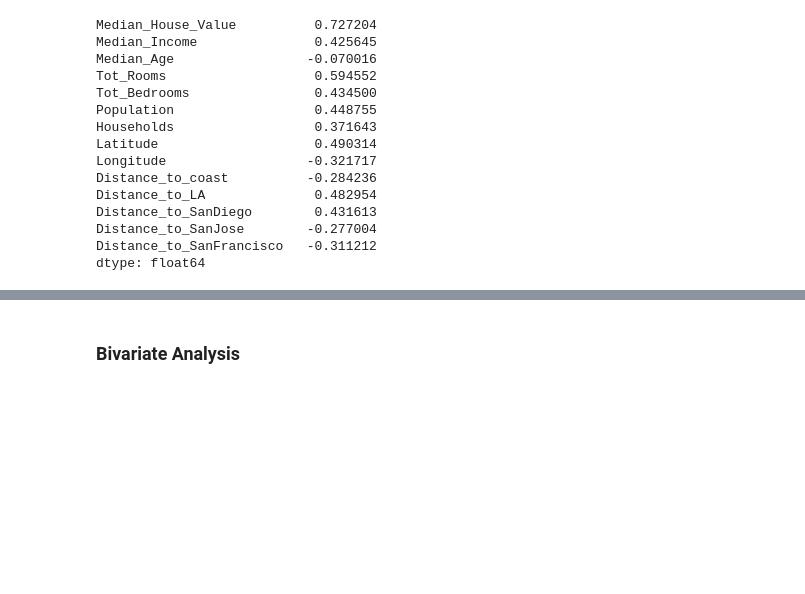
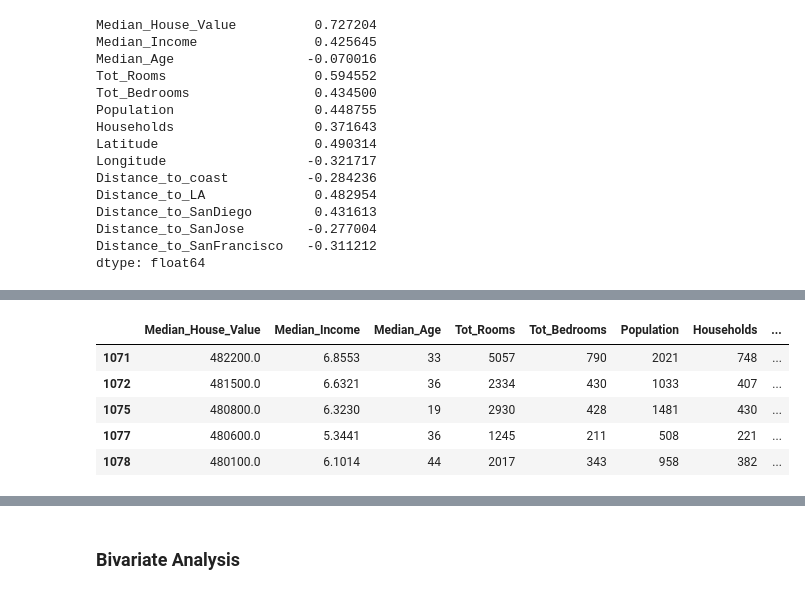
Before and after one commit to OMCHOKSI108/machine-learning-playground, a Jupyter notebook: REGRESSION_MODELS_CODE/Linear_regression.ipynb, the cells around one changed output, grey strips where cells are left out. Saved outputs shown, nothing was run; the diff lists cells and outputs as text; code cells hidden in the pictures; blank space fills up the shorter version.

```diff
--- a/REGRESSION_MODELS_CODE/Linear_regression.ipynb
+++ b/REGRESSION_MODELS_CODE/Linear_regression.ipynb
@@ -324,0 +332,12 @@ dtype: float64
+# %%
+df_clean['rooms_per_household'] = df_clean['Tot_Rooms'] / df_clean['Households']
+df_clean['bedrooms_per_room'] = df_clean['Tot_Bedrooms'] / df_clean['Tot_Rooms']
+df_clean['population_per_household'] = df_clean['Population'] / df_clean['Households']
+df_clean.head()
+# %% [output]
+|  | Median_House_Value | Median_Income | Median_Age | Tot_Rooms | Tot_Bedrooms | Population | Households | ... |
+| 1071 | 482200.0 | 6.8553 | 33 | 5057 | 790 | 2021 | 748 | ... |
+| 1072 | 481500.0 | 6.6321 | 36 | 2334 | 430 | 1033 | 407 | ... |
+| 1075 | 480800.0 | 6.3230 | 19 | 2930 | 428 | 1481 | 430 | ... |
+| 1077 | 480600.0 | 5.3441 | 36 | 1245 | 211 | 508 | 221 | ... |
+| 1078 | 480100.0 | 6.1014 | 44 | 2017 | 343 | 958 | 382 | ... |
```
Also changed, not shown: parts of 9 cells of this notebook.
